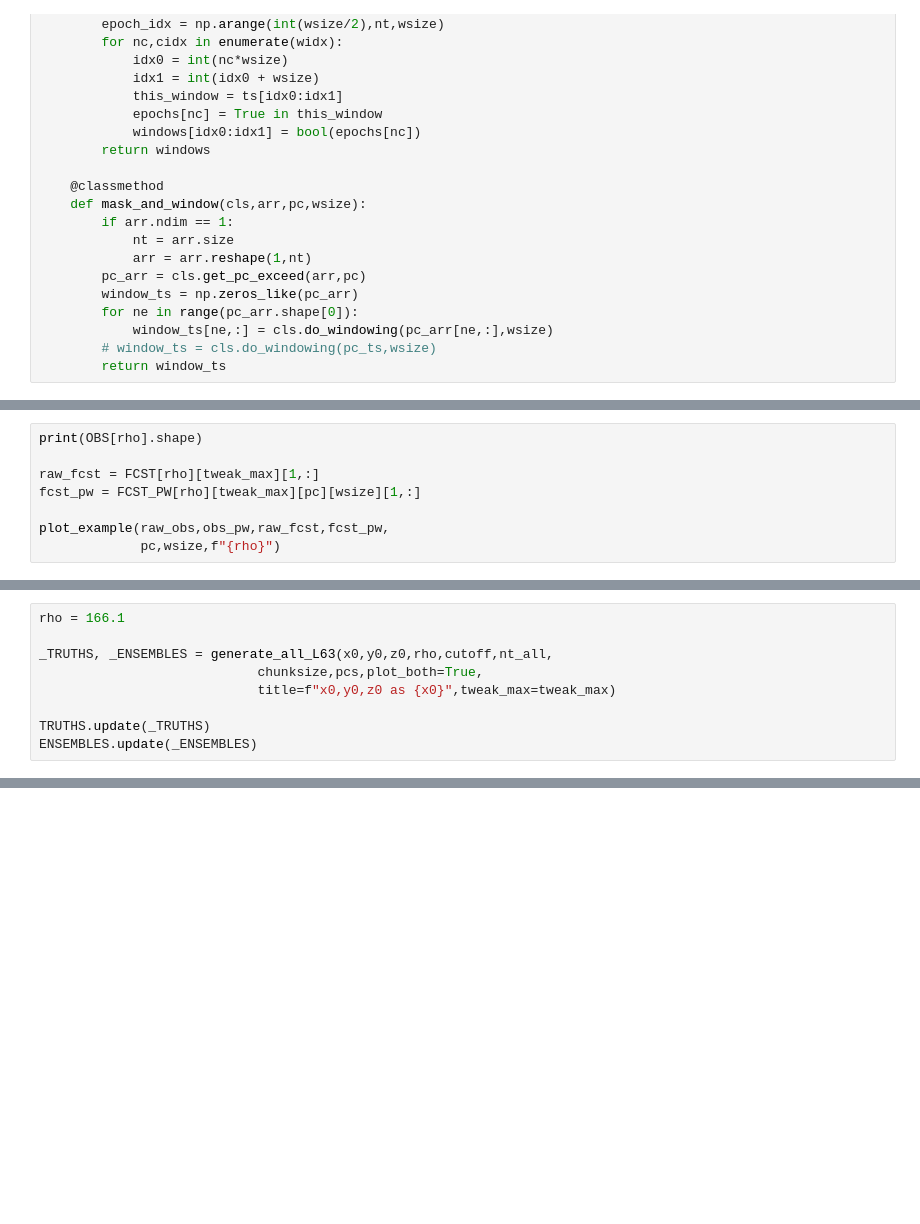
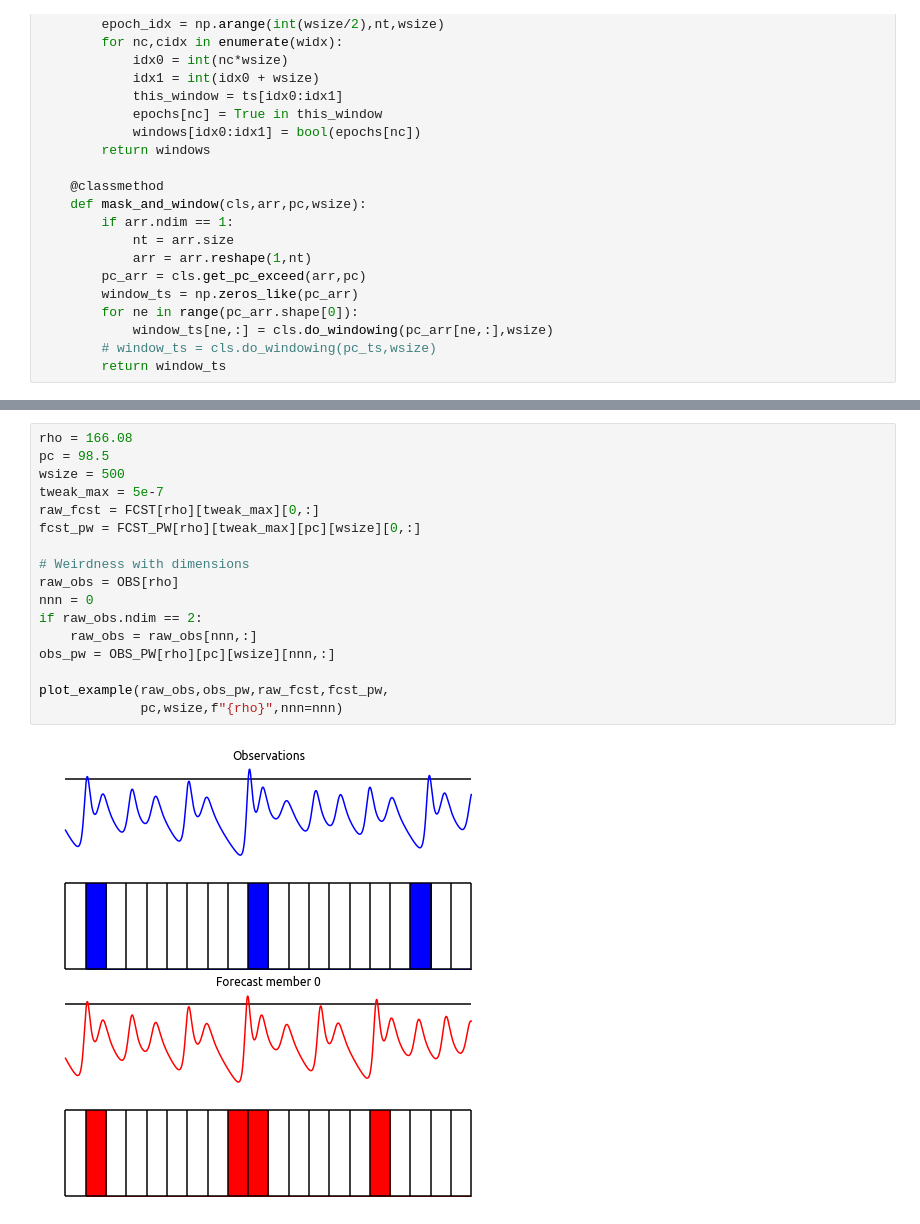
Before and after one commit to johnrobertlawson/info-gain, a Jupyter notebook: SurpriseRemoval.ipynb, the cells around one changed output, grey strips where cells are left out. Cells and saved outputs as stored; diff of their text form; blank space fills up the shorter version.

```diff
--- a/SurpriseRemoval.ipynb
+++ b/SurpriseRemoval.ipynb
@@ -476,8 +275,0 @@ findfont: Font family ['sans-serif'] not found. Falling back to DejaVu Sans.
-# %%
-print(OBS[rho].shape)
-
-raw_fcst = FCST[rho][tweak_max][1,:]
-fcst_pw = FCST_PW[rho][tweak_max][pc][wsize][1,:]
-
-plot_example(raw_obs,obs_pw,raw_fcst,fcst_pw,
-             pc,wsize,f"{rho}")
@@ -885,9 +275,0 @@ Now, let's recompute a "good" and "bad" ensemble, this time running L63 in a mor
-# %%
-rho = 166.1
-
-_TRUTHS, _ENSEMBLES = generate_all_L63(x0,y0,z0,rho,cutoff,nt_all,
-                            chunksize,pcs,plot_both=True,
-                            title=f"x0,y0,z0 as {x0}",tweak_max=tweak_max)
-
-TRUTHS.update(_TRUTHS)
-ENSEMBLES.update(_ENSEMBLES)
@@ -1311,0 +441,19 @@ Selected mathematical symbols:
+# %%
+rho = 166.08
+pc = 98.5
+wsize = 500
+tweak_max = 5e-7
+raw_fcst = FCST[rho][tweak_max][0,:]
+fcst_pw = FCST_PW[rho][tweak_max][pc][wsize][0,:]
+
+# Weirdness with dimensions
+raw_obs = OBS[rho]
+nnn = 0
+if raw_obs.ndim == 2:
+    raw_obs = raw_obs[nnn,:]
+obs_pw = OBS_PW[rho][pc][wsize][nnn,:]
+
+plot_example(raw_obs,obs_pw,raw_fcst,fcst_pw,
+             pc,wsize,f"{rho}",nnn=nnn)
+# %% [output]
+[figure, added]
```
Also changed, not shown: parts of 78 cells of this notebook, 15 other files.
